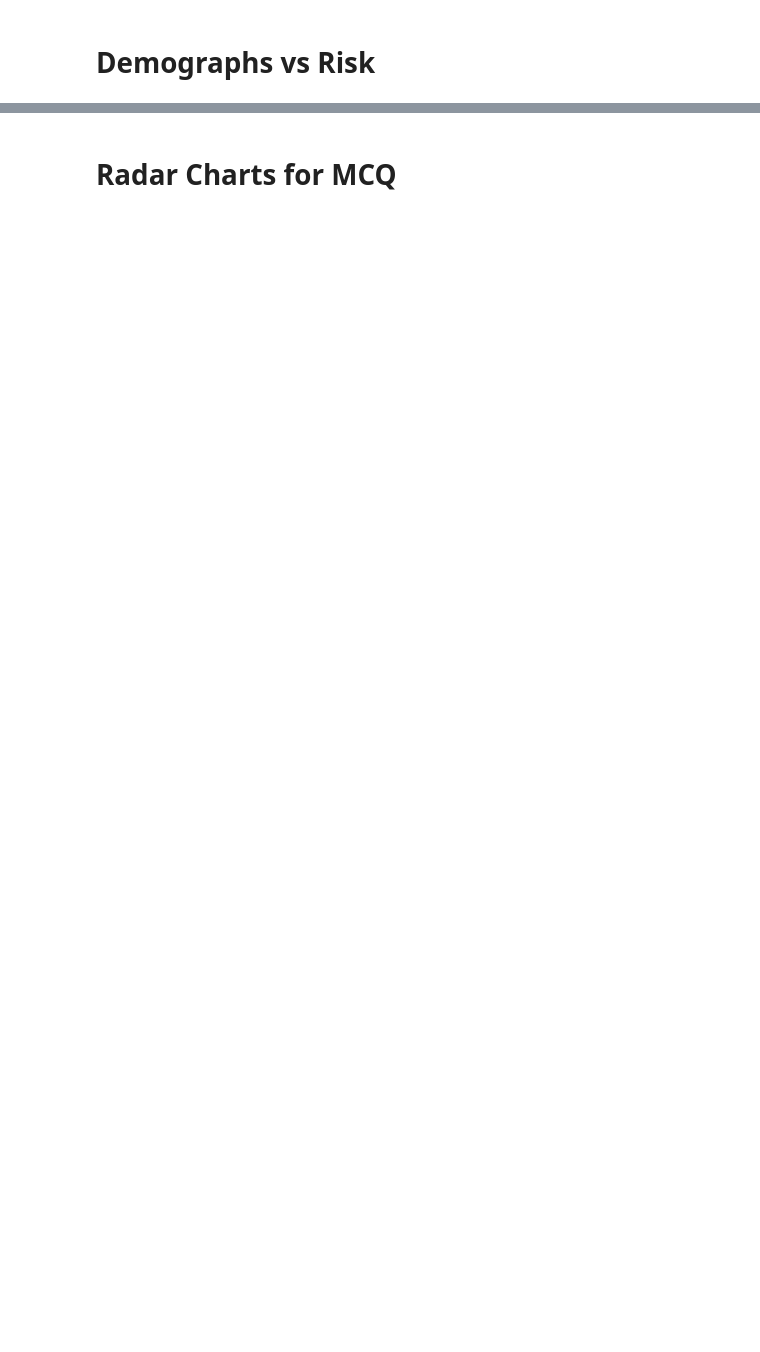
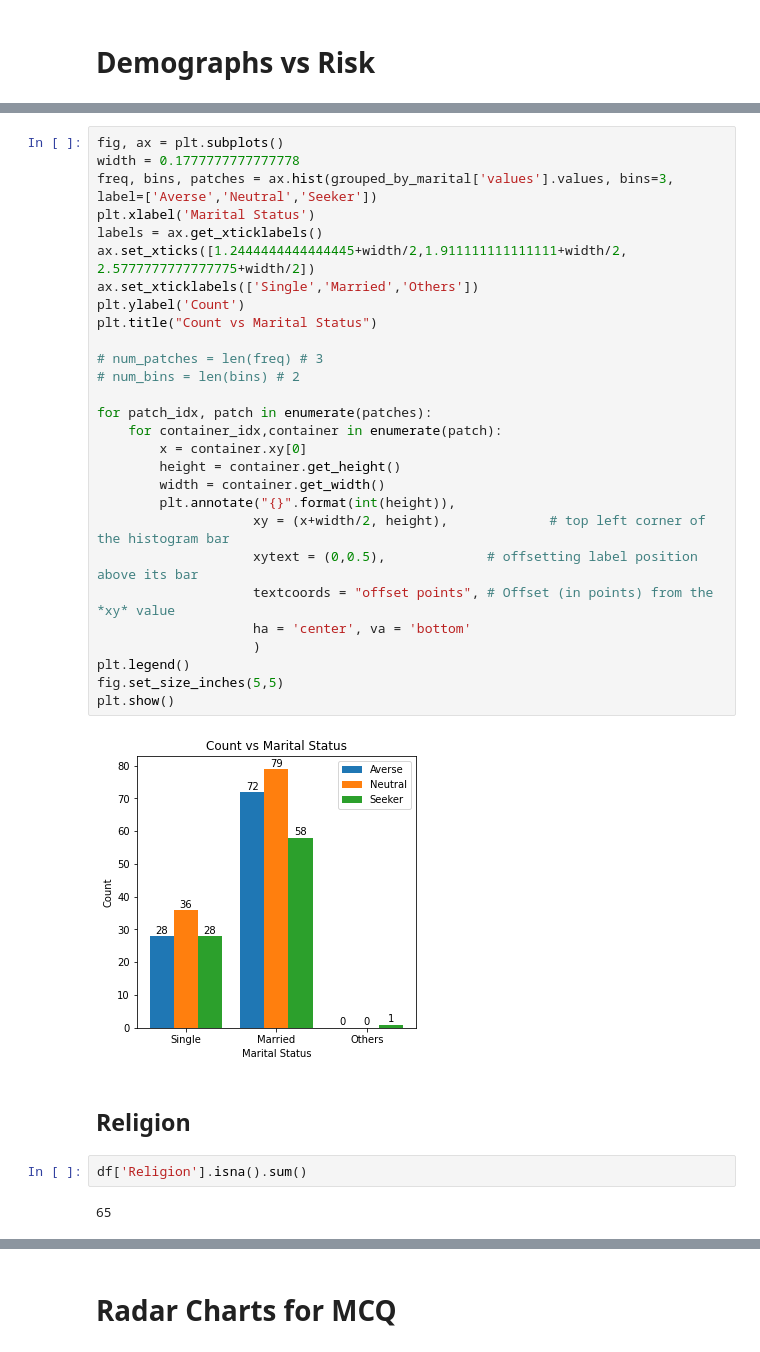
Before and after one commit to gchhablani/financial-sentiment-analysis, a Jupyter notebook: Exploratory Data Analysis.ipynb, the cells around one changed output, grey strips where cells are left out. Cells and saved outputs as stored; diff of their text form; blank space fills up the shorter version.

```diff
--- a/Exploratory Data Analysis.ipynb
+++ b/Exploratory Data Analysis.ipynb
@@ -245,0 +390,36 @@ plt.show()
+# %%
+fig, ax = plt.subplots()
+width = 0.1777777777777778
+freq, bins, patches = ax.hist(grouped_by_marital['values'].values, bins=3, label=['Averse','Neutral','Seeker'])
+plt.xlabel('Marital Status')
+labels = ax.get_xticklabels()
+ax.set_xticks([1.2444444444444445+width/2,1.911111111111111+width/2, 2.5777777777777775+width/2])
+ax.set_xticklabels(['Single','Married','Others'])
+plt.ylabel('Count')
+plt.title("Count vs Marital Status")
+
+# num_patches = len(freq) # 3
+# num_bins = len(bins) # 2
+
+for patch_idx, patch in enumerate(patches):
+    for container_idx,container in enumerate(patch):
+        x = container.xy[0]
+        height = container.get_height()
+        width = container.get_width()
+        plt.annotate("{}".format(int(height)),
+                    xy = (x+width/2, height),             # top left corner of the histogram bar
+                    xytext = (0,0.5),             # offsetting label position above its bar
+                    textcoords = "offset points", # Offset (in points) from the *xy* value
+                    ha = 'center', va = 'bottom'
+                    )
+plt.legend()
+fig.set_size_inches(5,5)
+plt.show()
+# %% [output]
+[figure, added]
+# %% [markdown]
+## Religion
+# %%
+df['Religion'].isna().sum()
+# %% [output]
+65
```
Also changed, not shown: parts of 72 cells of this notebook, 5 other files.
